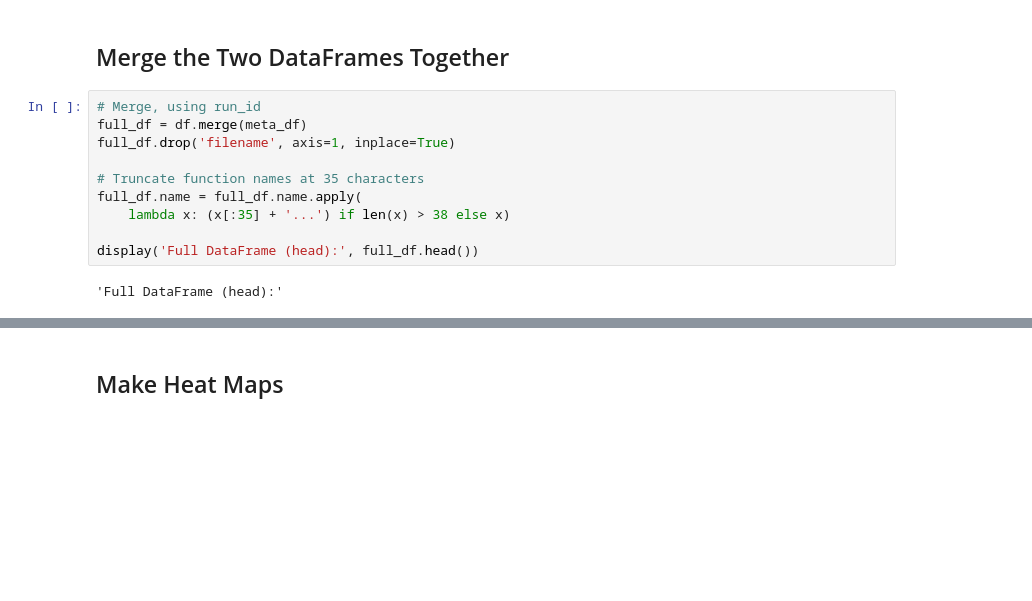
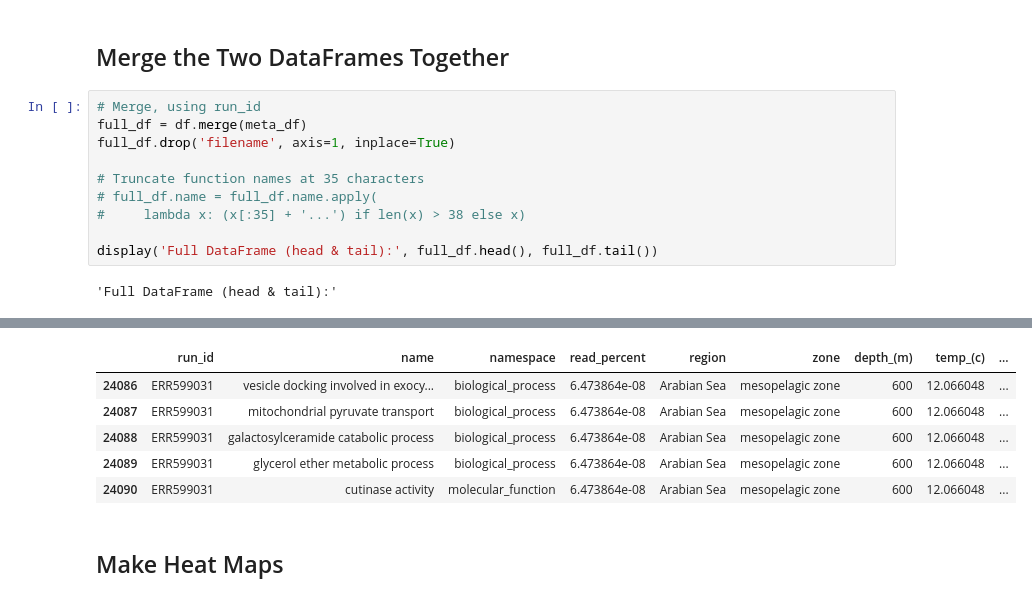
Before and after one commit to dustinmichels/biol338-genomics, a Jupyter notebook: final-project/analysis/More Analysis.ipynb, the cells around one changed output, grey strips where cells are left out. Drawn from its saved outputs; the diff is of its cells as text; blank space fills up the shorter version.

```diff
--- a/final-project/analysis/More Analysis.ipynb
+++ b/final-project/analysis/More Analysis.ipynb
@@ -111,20 +111,26 @@ display("GO Annotations (head & tail):", df.head(), df.tail())
 # %%
 # Merge, using run_id
 full_df = df.merge(meta_df)
 full_df.drop('filename', axis=1, inplace=True)
 
 # Truncate function names at 35 characters
-full_df.name = full_df.name.apply(
-    lambda x: (x[:35] + '...') if len(x) > 38 else x)
+# full_df.name = full_df.name.apply(
+#     lambda x: (x[:35] + '...') if len(x) > 38 else x)
 
-display('Full DataFrame (head):', full_df.head())
+display('Full DataFrame (head & tail):', full_df.head(), full_df.tail())
 # %% [output]
-'Full DataFrame (head):'
+'Full DataFrame (head & tail):'
 |  | run_id | name | namespace | read_percent | region | zone | depth_(m) | temp_(c) | ... |
 | 0 | ERR599104 | catalytic activity | molecular_function | 0.066795 | Southern Ocean (near Antarctica) | deep chlorophyll maximum layer | 90 | -0.78154 | ... |
 | 1 | ERR599104 | oxidation-reduction process | biological_process | 0.058572 | Southern Ocean (near Antarctica) | deep chlorophyll maximum layer | 90 | -0.78154 | ... |
 | 2 | ERR599104 | ATP binding | molecular_function | 0.054929 | Southern Ocean (near Antarctica) | deep chlorophyll maximum layer | 90 | -0.78154 | ... |
 | 3 | ERR599104 | metabolic process | biological_process | 0.040067 | Southern Ocean (near Antarctica) | deep chlorophyll maximum layer | 90 | -0.78154 | ... |
 | 4 | ERR599104 | membrane | cellular_component | 0.031069 | Southern Ocean (near Antarctica) | deep chlorophyll maximum layer | 90 | -0.78154 | ... |
+|  | run_id | name | namespace | read_percent | region | zone | depth_(m) | temp_(c) | ... |
+| 24086 | ERR599031 | vesicle docking involved in exocy... | biological_process | 6.473864e-08 | Arabian Sea | mesopelagic zone | 600 | 12.066048 | ... |
+| 24087 | ERR599031 | mitochondrial pyruvate transport | biological_process | 6.473864e-08 | Arabian Sea | mesopelagic zone | 600 | 12.066048 | ... |
+| 24088 | ERR599031 | galactosylceramide catabolic process | biological_process | 6.473864e-08 | Arabian Sea | mesopelagic zone | 600 | 12.066048 | ... |
+| 24089 | ERR599031 | glycerol ether metabolic process | biological_process | 6.473864e-08 | Arabian Sea | mesopelagic zone | 600 | 12.066048 | ... |
+| 24090 | ERR599031 | cutinase activity | molecular_function | 6.473864e-08 | Arabian Sea | mesopelagic zone | 600 | 12.066048 | ... |
 # %% [markdown]
 ## Make Heat Maps
```
Also changed, not shown: parts of 14 cells of this notebook, 8 other files.
